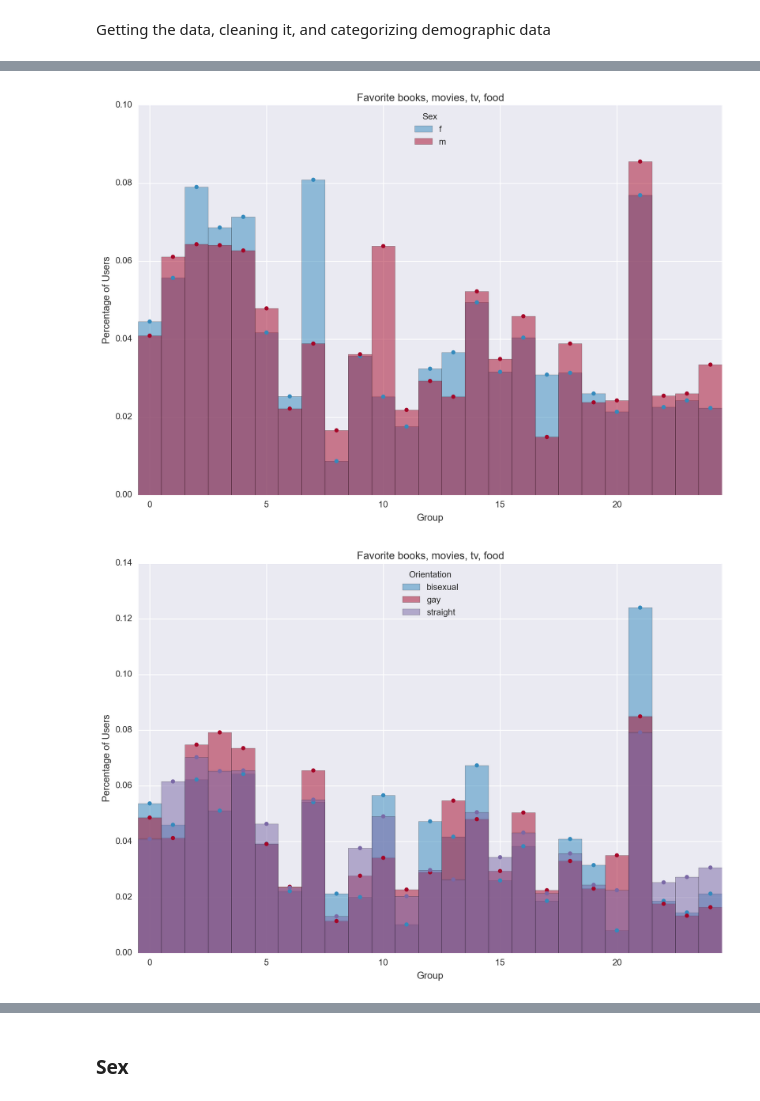
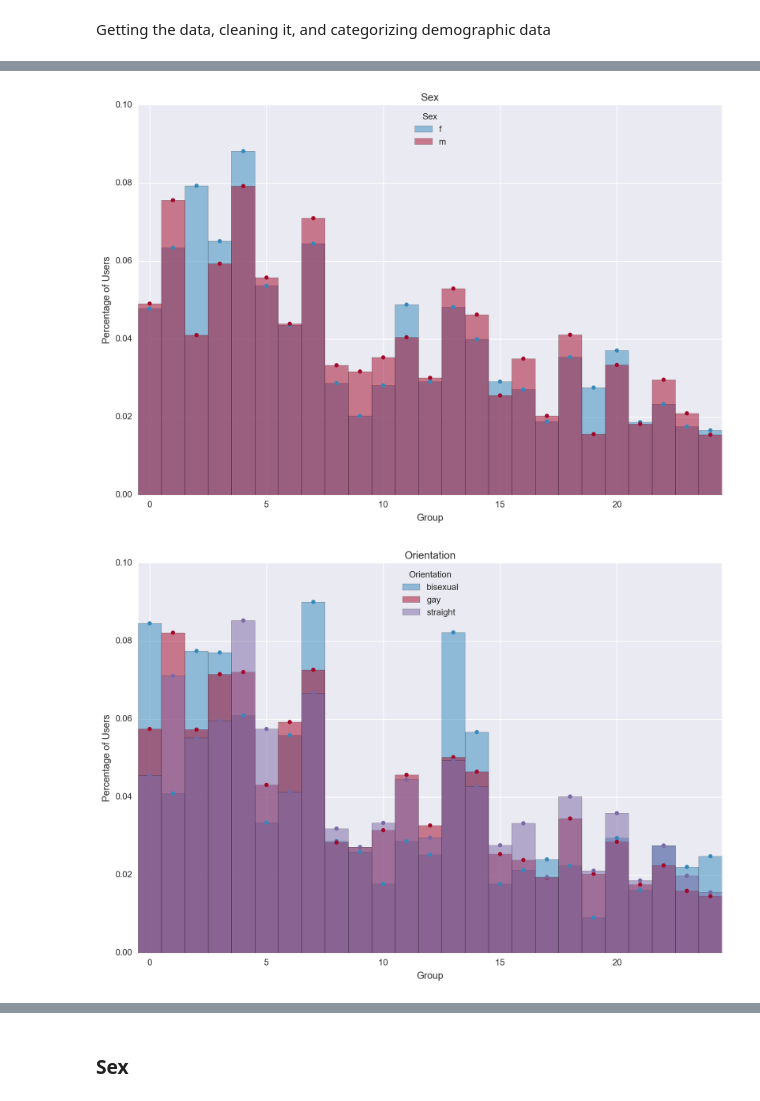
Before and after one commit to juanshishido/okcupid, a Jupyter notebook: main-split-demographics-later.ipynb, the cells around one changed output, grey strips where cells are left out. Drawn from its saved outputs; the diff is of its cells as text; code cells hidden in the pictures.

Commit message:
cleaned up essays 0 4 8

```diff
--- a/main-split-demographics-later.ipynb
+++ b/main-split-demographics-later.ipynb
@@ -37,7 +41,7 @@ Getting the data, cleaning it, and categorizing demographic data
 # %%
 df = pd.read_csv('data/profiles.20120630.csv')
 # %%
-essay_list = ['essay4']
+essay_list = ['essay0']
 df_clean = clean_up(df, essay_list)
 # %%
 df_clean.shape
@@ -46,5 +50,5 @@ df_clean.shape
 # %%
-df_clean.fillna('', inplace=True)
+#df_clean.fillna('', inplace=True)
 # %%
 df_clean['religion'] = df_clean['religion'].apply(religion_categories)
 df_clean['job'] = df_clean['job'].apply(job_categories)
@@ -89,29 +96,29 @@ colors = ['#348ABD', '#A60628', '#7A68A6', '#467821',
 # %%
 for demog in ['sex', 'orientation', 'drugs', 'body_type', 'religion', 'sign']:
     this = pd.DataFrame({'count' :
                          df_clean.groupby([demog, 'group'])['group'].count()}).reset_index()
     that = this.groupby(demog, as_index=False)['count'].sum()
     this = pd.merge(this, that, on=demog)
     this['pct'] = this.count_x / this.count_y
 
     plt.figure(figsize=(12, 8))
 
     for i, d in enumerate(this[demog].unique()):
         tdf = this[this[demog]==d]
         plt.bar(range(len(tdf)), tdf.pct,
                 align='center',
                 facecolor=colors[i], alpha=0.5,
                 width=1, label=d, zorder=1)
         plt.scatter(range(len(tdf)), tdf.pct, color=colors[i], zorder=2)
 
     plt.xlim(-0.5, len(tdf)-0.5)
     plt.ylim(0)
 
     plt.xlabel('Group')
     plt.ylabel('Percentage of Users')
 
-    plt.title(essay_dict[essay_list[0]])
+    plt.title(demog.title())
     plt.legend(title=demog.title(), loc=9)
 # %% [output]
-[figure, old version]
+[figure, new version]
-[figure, old version]
+[figure, new version]
```
Also changed, not shown: parts of 11 cells of this notebook, 1 other file.
